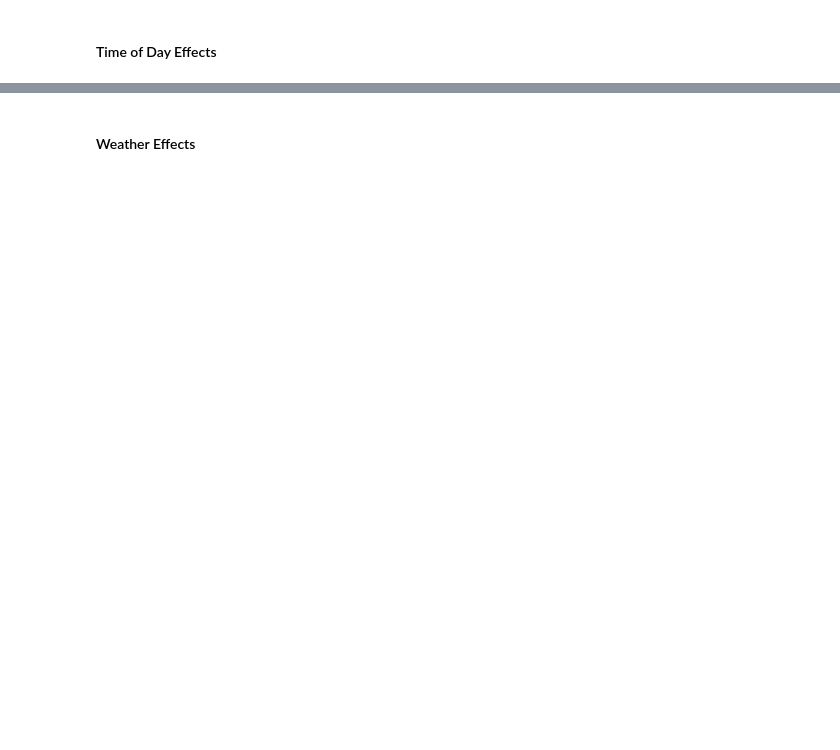
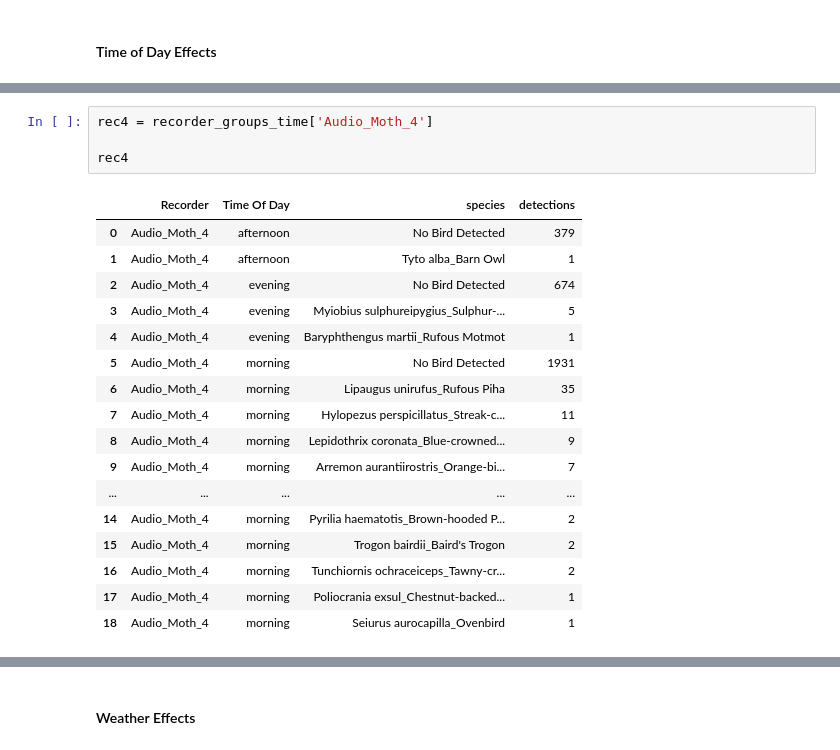
Before and after one commit to QianFu520/Bioacoustics-analysis, a Jupyter notebook: Vehicle.ipynb, the cells around one changed output, grey strips where cells are left out. Saved outputs shown, nothing was run; the diff lists cells and outputs as text; blank space fills up the shorter version.

```diff
--- a/Vehicle.ipynb
+++ b/Vehicle.ipynb
@@ -519,0 +726,22 @@ Now that we know which species are affected, we’ll want to see how consistent
+# %%
+rec4 = recorder_groups_time['Audio_Moth_4']
+
+rec4
+# %% [output]
+|  | Recorder | Time Of Day | species | detections |
+| 0 | Audio_Moth_4 | afternoon | No Bird Detected | 379 |
+| 1 | Audio_Moth_4 | afternoon | Tyto alba_Barn Owl | 1 |
+| 2 | Audio_Moth_4 | evening | No Bird Detected | 674 |
+| 3 | Audio_Moth_4 | evening | Myiobius sulphureipygius_Sulphur-... | 5 |
+| 4 | Audio_Moth_4 | evening | Baryphthengus martii_Rufous Motmot | 1 |
+| 5 | Audio_Moth_4 | morning | No Bird Detected | 1931 |
+| 6 | Audio_Moth_4 | morning | Lipaugus unirufus_Rufous Piha | 35 |
+| 7 | Audio_Moth_4 | morning | Hylopezus perspicillatus_Streak-c... | 11 |
+| 8 | Audio_Moth_4 | morning | Lepidothrix coronata_Blue-crowned... | 9 |
+| 9 | Audio_Moth_4 | morning | Arremon aurantiirostris_Orange-bi... | 7 |
+| ... | ... | ... | ... | ... |
+| 14 | Audio_Moth_4 | morning | Pyrilia haematotis_Brown-hooded P... | 2 |
+| 15 | Audio_Moth_4 | morning | Trogon bairdii_Baird's Trogon | 2 |
+| 16 | Audio_Moth_4 | morning | Tunchiornis ochraceiceps_Tawny-cr... | 2 |
+| 17 | Audio_Moth_4 | morning | Poliocrania exsul_Chestnut-backed... | 1 |
+| 18 | Audio_Moth_4 | morning | Seiurus aurocapilla_Ovenbird | 1 |
```
Also changed, not shown: parts of 22 cells of this notebook.
